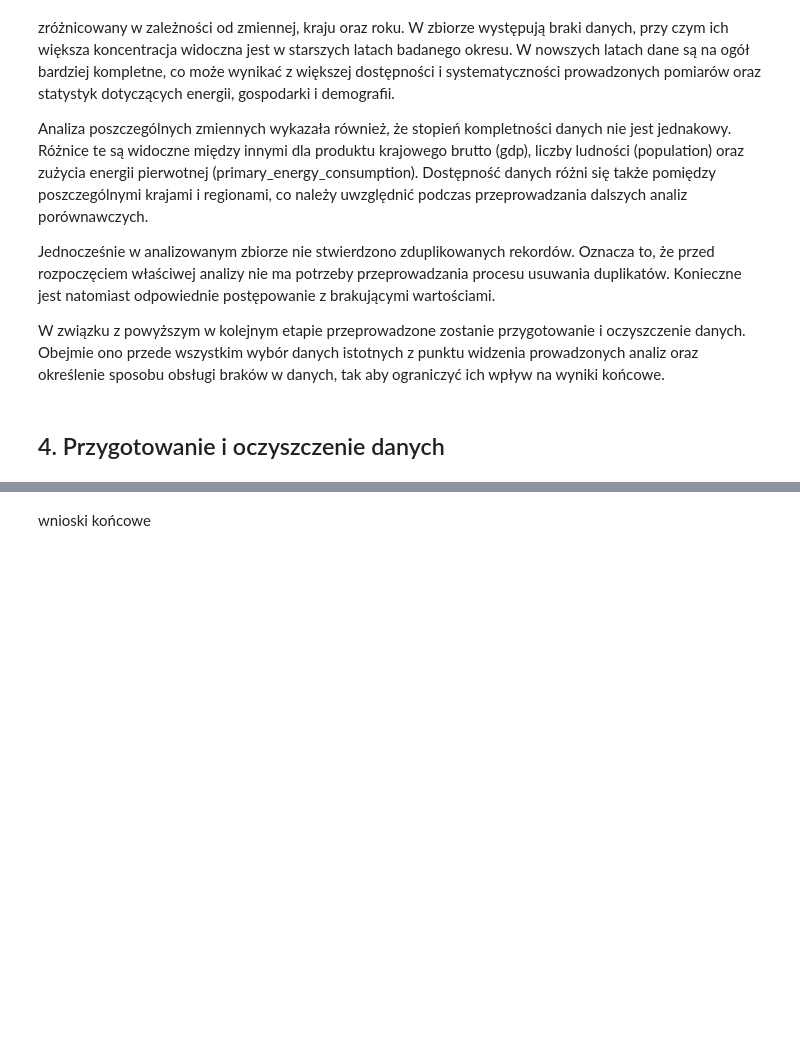
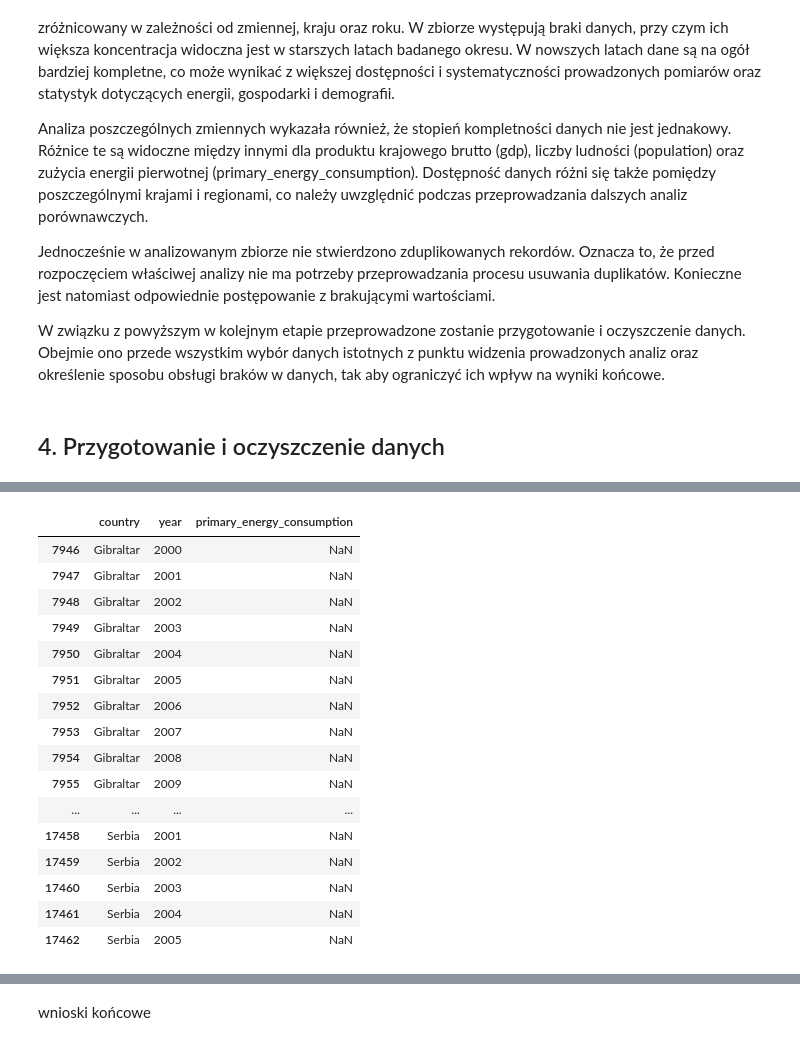
Before and after one commit to olaramota-beep/AWDP-projekt-do-oddania, a Jupyter notebook: Wstęp.ipynb, the cells around one changed output, grey strips where cells are left out. Drawn from its saved outputs; the diff is of its cells as text; code cells hidden in the pictures; blank space fills up the shorter version.

```diff
--- a/Wstęp.ipynb
+++ b/Wstęp.ipynb
@@ -365,0 +663,21 @@ W związku z powyższym w kolejnym etapie przeprowadzone zostanie przygotowanie
+# %%
+# sprawdzenie dla jakich okresów i krajów "primary_energy_consumption" is missing
+df_2[df_2['primary_energy_consumption'].isna()][['country', 'year', 'primary_energy_consumption']]
+# %% [output]
+|  | country | year | primary_energy_consumption |
+| 7946 | Gibraltar | 2000 | NaN |
+| 7947 | Gibraltar | 2001 | NaN |
+| 7948 | Gibraltar | 2002 | NaN |
+| 7949 | Gibraltar | 2003 | NaN |
+| 7950 | Gibraltar | 2004 | NaN |
+| 7951 | Gibraltar | 2005 | NaN |
+| 7952 | Gibraltar | 2006 | NaN |
+| 7953 | Gibraltar | 2007 | NaN |
+| 7954 | Gibraltar | 2008 | NaN |
+| 7955 | Gibraltar | 2009 | NaN |
+| ... | ... | ... | ... |
+| 17458 | Serbia | 2001 | NaN |
+| 17459 | Serbia | 2002 | NaN |
+| 17460 | Serbia | 2003 | NaN |
+| 17461 | Serbia | 2004 | NaN |
+| 17462 | Serbia | 2005 | NaN |
```
Also changed, not shown: parts of 35 cells of this notebook.
